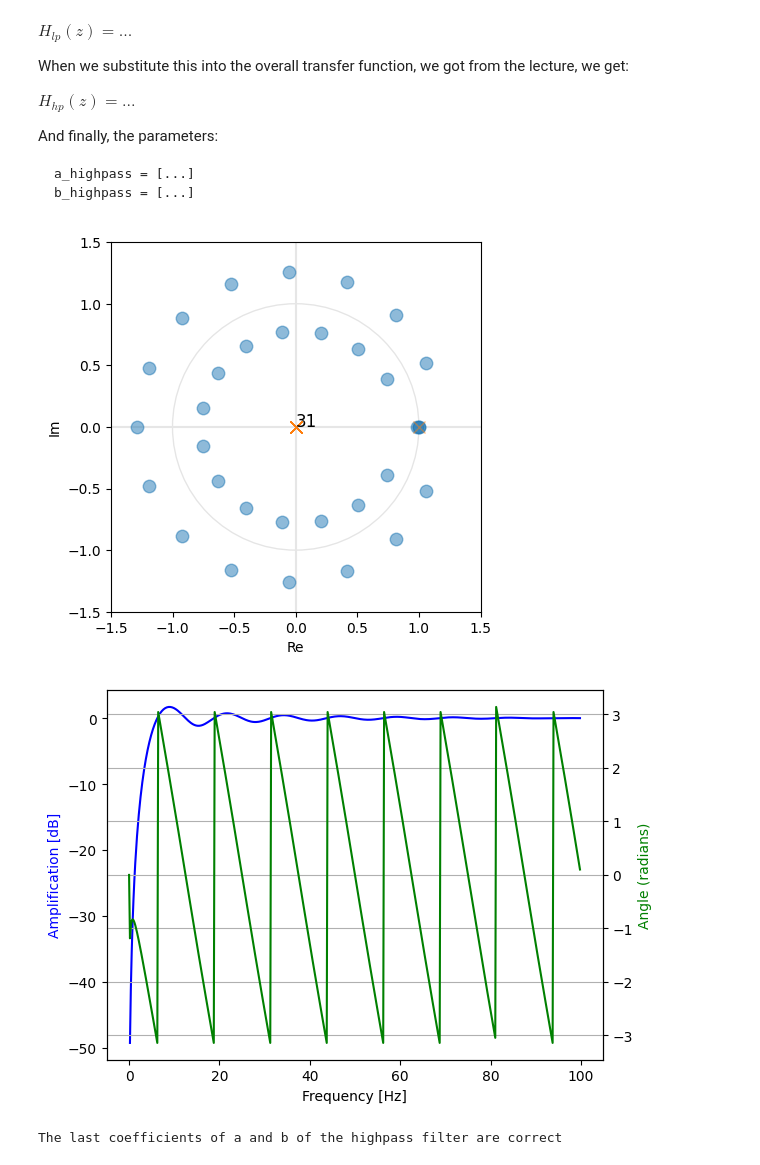
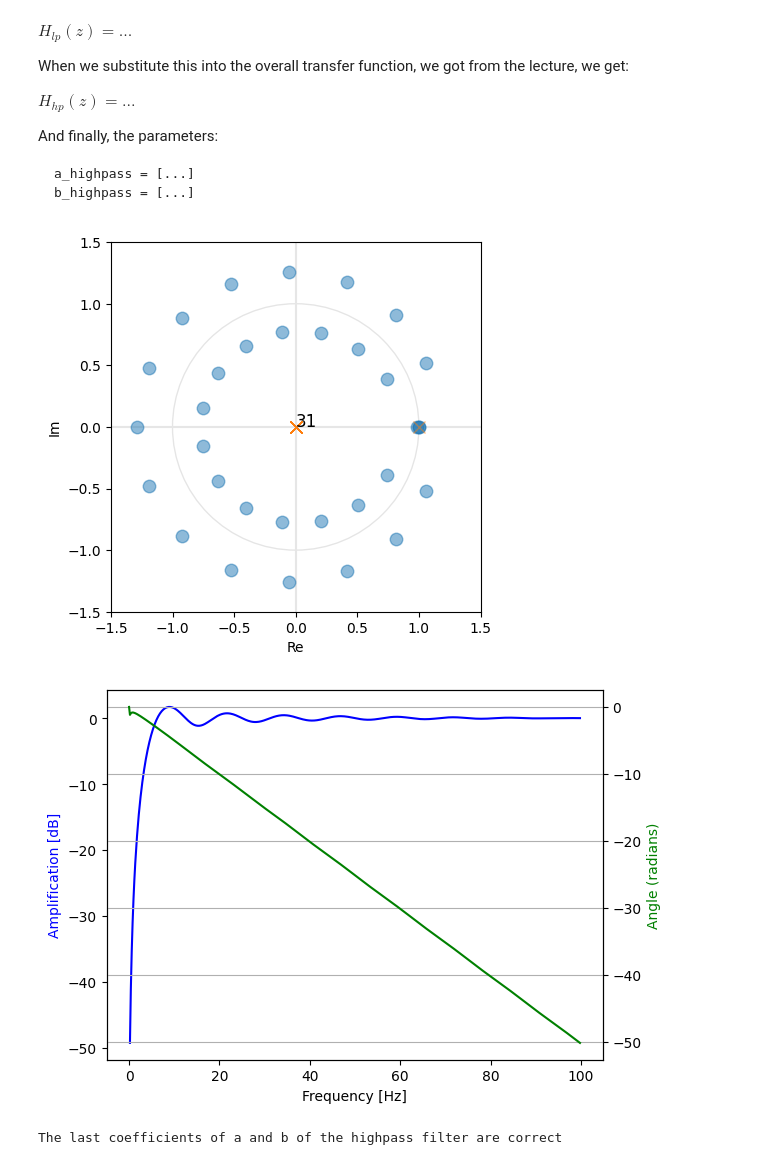
Before and after one commit to DoerteWa/dsss_homework_2, a Jupyter notebook: exercise-09.ipynb, the cells around one changed output. Saved outputs shown, nothing was run; the diff lists cells and outputs as text; code cells hidden in the pictures.

```diff
--- a/exercise-09.ipynb
+++ b/exercise-09.ipynb
@@ -394,23 +394,23 @@ b_highpass = [...]
 # %%
 # Design the filter based on the transfer function given in the lecture
 # and produce a pole-zero and a magnitude response plot
 # Store the filter coefficients in 'b_highpass' and 'a_highpass'
 
 b_highpass = np.zeros(33)
 b_highpass[0] = -(1/32)
 b_highpass[16] = 1
 b_highpass[17] = -1
 b_highpass[32] = 1/32
 
 a_highpass = np.zeros(33)
 a_highpass[0] = 1
 a_highpass[1] = -1
 
 pole_zero_plot(b_highpass, a_highpass, print_pz = False)
-plot_freq_response(b_highpass, a_highpass, sampling_rate = sampling_rate, unwrap = False)
+plot_freq_response(b_highpass, a_highpass, sampling_rate = sampling_rate)
 # %% [output]
 [figure]
-[figure, old version]
+[figure, new version]
 # %%
 
 assert b_highpass[32] == 1 / 32, 'The last coefficient of b of the highpass filter is wrong.'
```
Also changed, not shown: parts of 3 cells of this notebook.
